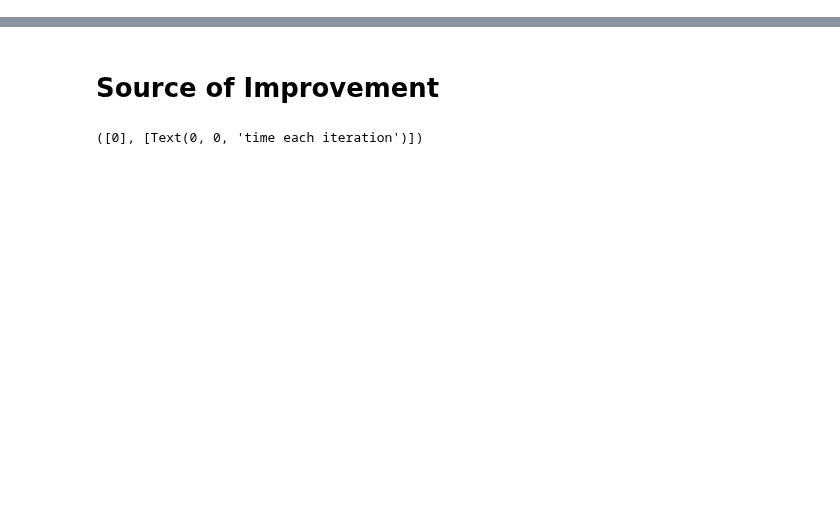
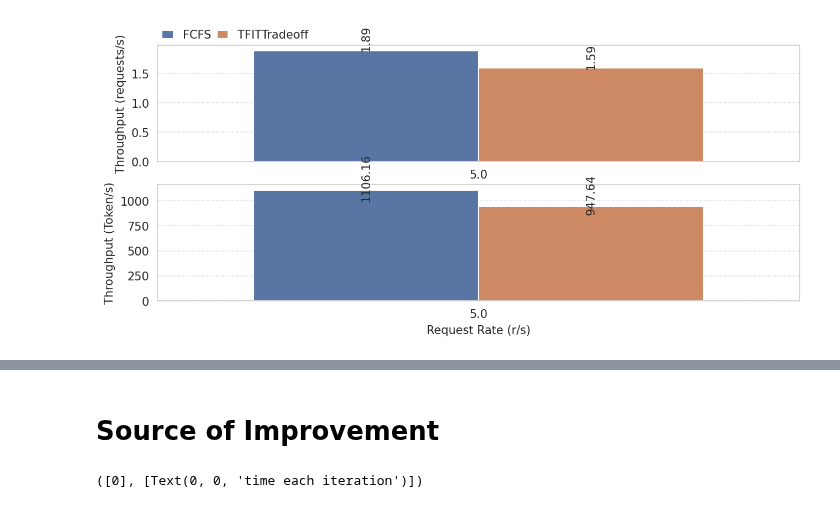
Before and after one commit to chengzhi-lu/vllm, a Jupyter notebook: benchmarks/result/analysis/result_analysis_1.ipynb, the cells around one changed output, grey strips where cells are left out. Saved outputs shown, nothing was run; the diff lists cells and outputs as text; code cells hidden in the pictures; blank space fills up the shorter version.

```diff
--- a/benchmarks/result/analysis/result_analysis_1.ipynb
+++ b/benchmarks/result/analysis/result_analysis_1.ipynb
@@ -78,12 +87,6 @@ def get_tp_ratio(df):
     return df
 # %%
 def e2e_result(
-    add_num_annotation,
-    e2e_result_dfs,
-    get_tp_ratio,
-    pd,
-    plt,
-    sns,
 ):
     e2e_result = {
         "scheduling_policies": [],
@@ -146,7 +149,7 @@ def e2e_result(
         handlelength=1.0,
         columnspacing=0.5,
     )
-    axes[0].set_ylim(0, 2.0)
+    # axes[0].set_ylim(0, 2.0)
     axes[0].set_ylabel("Throughput (requests/s)")
     axes[0].set_xlabel("Request Rate (r/s)")
     axes[0].grid(linestyle="--", alpha=0.5, axis="y")
@@ -165,6 +168,10 @@ def e2e_result(
     axes[1].set_xlabel("Request Rate (r/s)")
     axes[1].grid(linestyle="--", alpha=0.5, axis="y")
     plt.show()
+# %%
+e2e_result()
+# %% [output]
+[figure, added]
 # %%
 selected_result = {
     "scheduler_policy": [],
```
Also changed, not shown: parts of 10 cells of this notebook, 4 other files.
